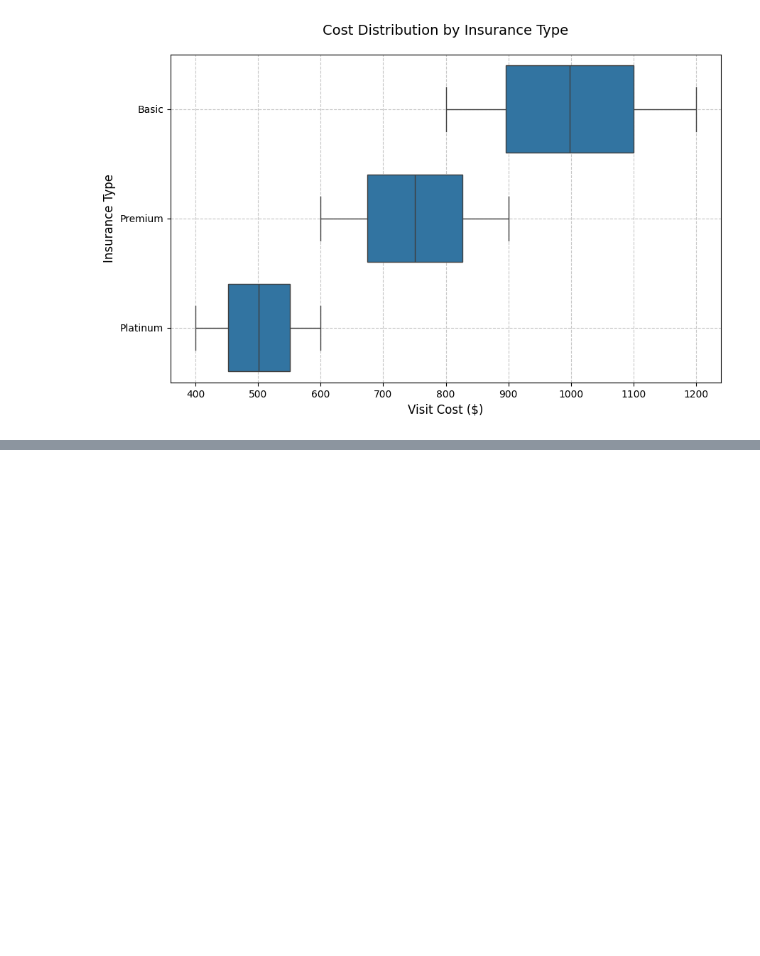
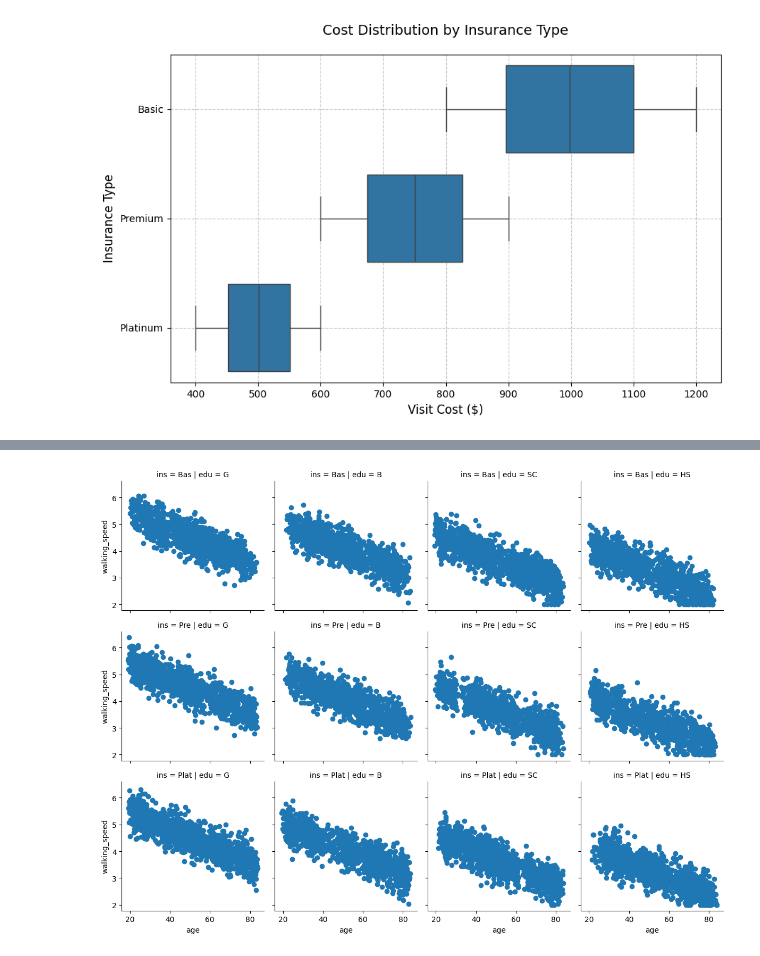
Before and after one commit to UCSF-DataSci/09-second-exam-hcheng25, a Jupyter notebook: visualize.ipynb, the cells around one changed output, grey strips where cells are left out. Cells and saved outputs as stored; diff of their text form; code cells hidden in the pictures; blank space fills up the shorter version.

```diff
--- a/visualize.ipynb
+++ b/visualize.ipynb
@@ -130,0 +143,10 @@ plt.show()
+# %%
+df['ins'] = df['insurance']
+ins_abb_dict = {'Basic':'Bas', 'Premium':'Pre', 'Platinum':'Plat'}
+for i in range(len(df)):
+    df.loc[i, 'ins'] = ins_abb_dict[df.loc[i, 'insurance']]
+g = sns.FacetGrid(data=df, row='ins', col='edu', row_order=['Bas','Pre','Plat'], col_order=['G','B','SC','HS'])
+g = g.map(plt.scatter, 'age', 'walking_speed')
+plt.show()
+# %% [output]
+[figure, added]
```
Also changed, not shown: parts of 4 cells of this notebook, 2 other files.
